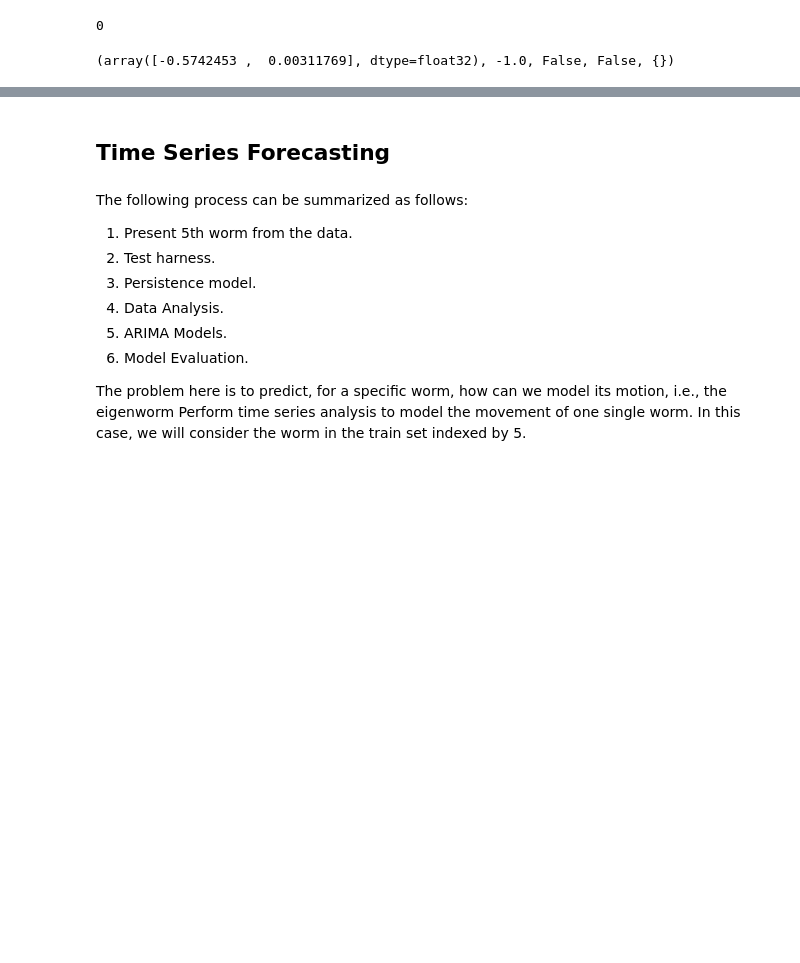
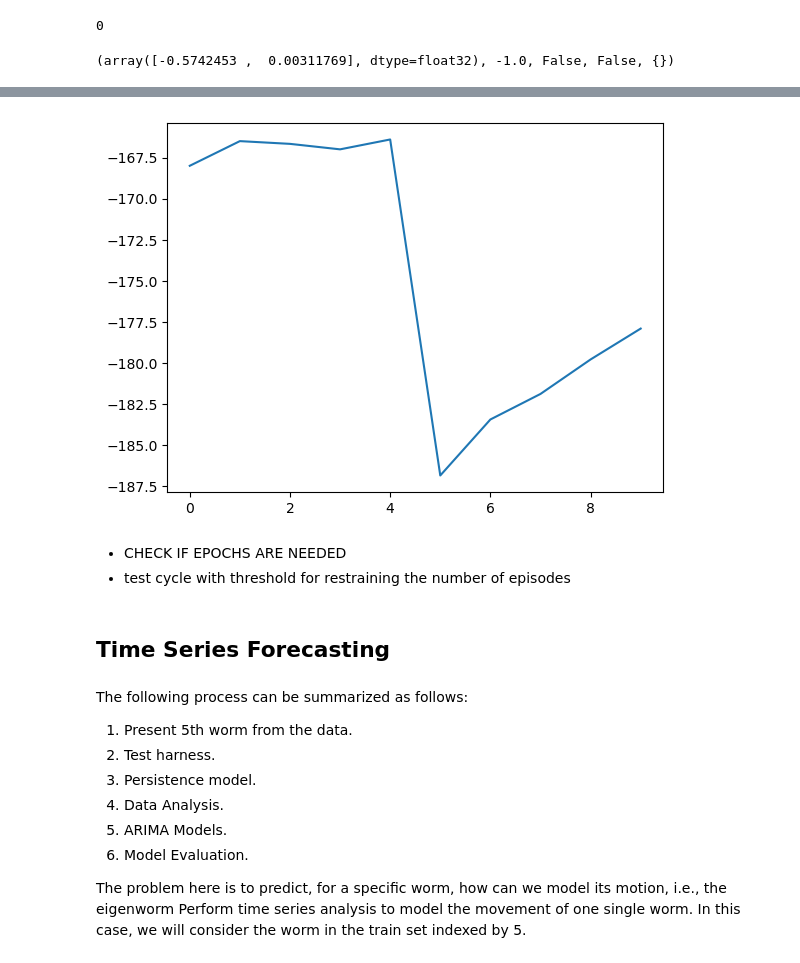
Before and after one commit to bodeborder/fcul-advanced-machine-learning, a Jupyter notebook: P3/AAA2324_P3_62931_54853.ipynb, the cells around one changed output, grey strips where cells are left out. Saved outputs shown, nothing was run; the diff lists cells and outputs as text; code cells hidden in the pictures; blank space fills up the shorter version.

```diff
--- a/P3/AAA2324_P3_62931_54853.ipynb
+++ b/P3/AAA2324_P3_62931_54853.ipynb
@@ -435,3 +207,14 @@ After analyzing the results, we can conclude that we can classify the type of wo
+# %%
+TRAINING = False
+EPISODES = 10
+env = gym.make('MountainCar-v0', render_mode="human")
+#test
+test()
+# %% [output]
+[figure, added]
+# %% [markdown]
+ * CHECK IF EPOCHS ARE NEEDED
+ * test cycle with threshold for restraining the number of episodes
 # %% [markdown]
 ## Time Series Forecasting
 # %% [markdown]
```
Also changed, not shown: parts of 22 cells of this notebook, 2 other files.
